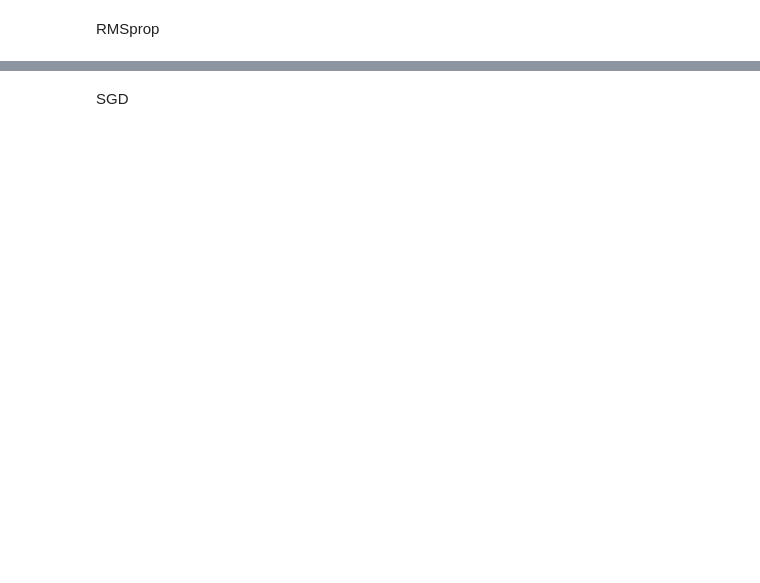
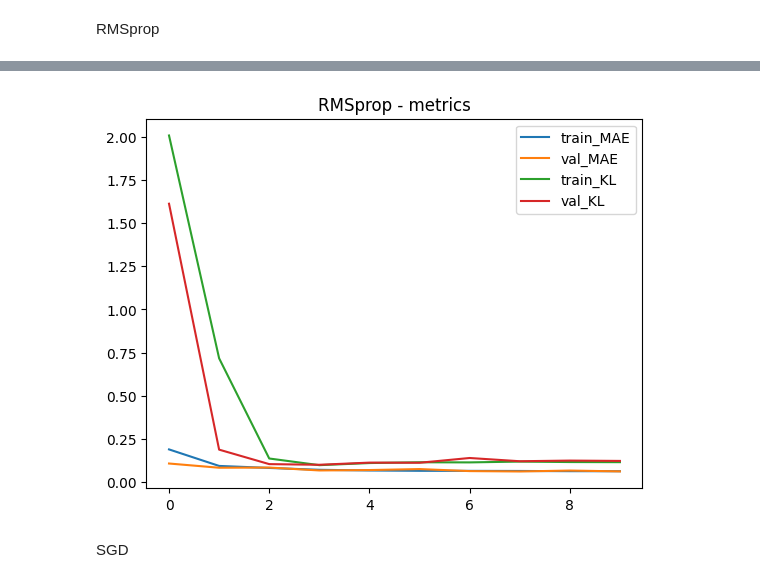
Before and after one commit to Garbarkozaurus/CV_denoising, a Jupyter notebook: tf_autoencoder_tutorial.ipynb, the cells around one changed output, grey strips where cells are left out. Saved outputs shown, nothing was run; the diff lists cells and outputs as text; code cells hidden in the pictures; blank space fills up the shorter version.

```diff
--- a/tf_autoencoder_tutorial.ipynb
+++ b/tf_autoencoder_tutorial.ipynb
@@ -261,11 +318,13 @@ plt.show()
 # %%
 plt.plot(history_RMSprop.history["MAE"])
 plt.plot(history_RMSprop.history["val_MAE"])
 plt.plot(history_RMSprop.history["kullback_leibler_divergence"])
 plt.plot(history_RMSprop.history["val_kullback_leibler_divergence"])
 plt.legend(["train_MAE", "val_MAE", "train_KL", "val_KL"])
-plt.title("Adagrad - metrics")
+plt.title("RMSprop - metrics")
 plt.show()
+# %% [output]
+[figure, added]
 # %% [markdown]
 SGD
 # %%
```
Also changed, not shown: parts of 33 cells of this notebook.
